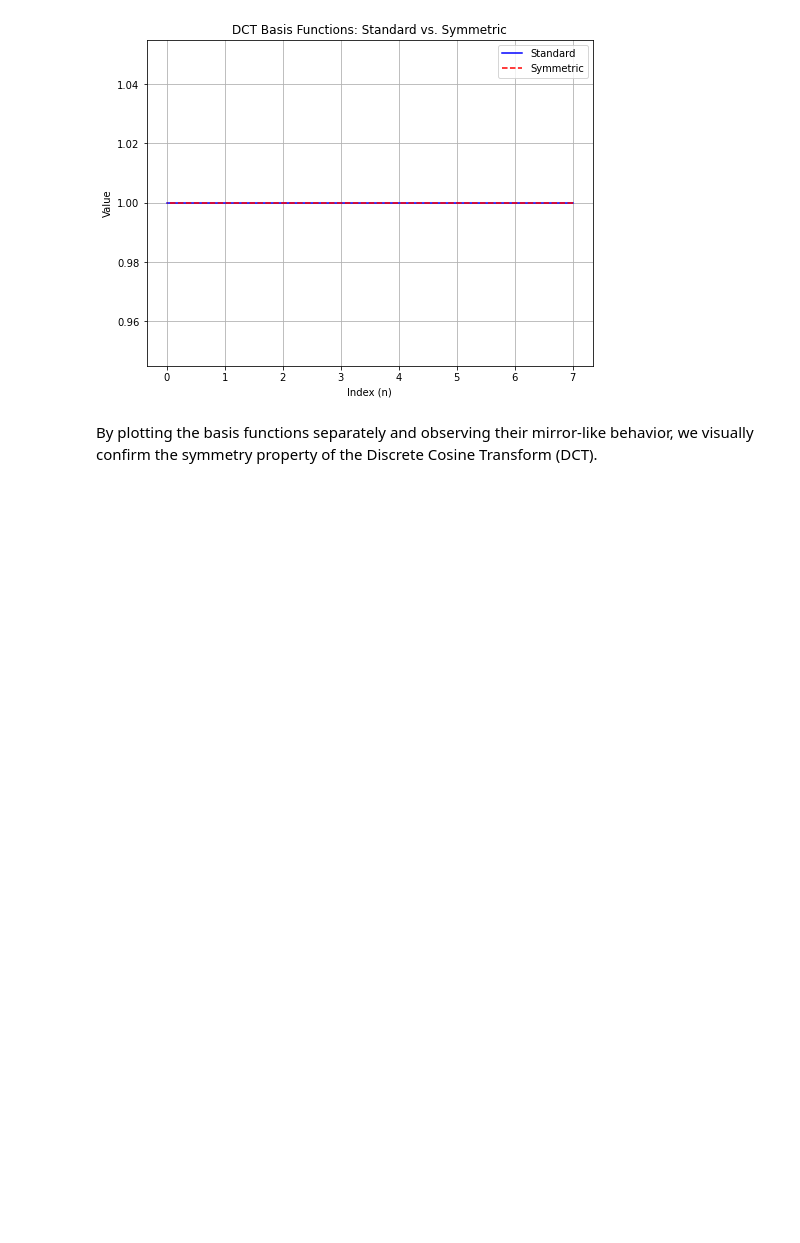
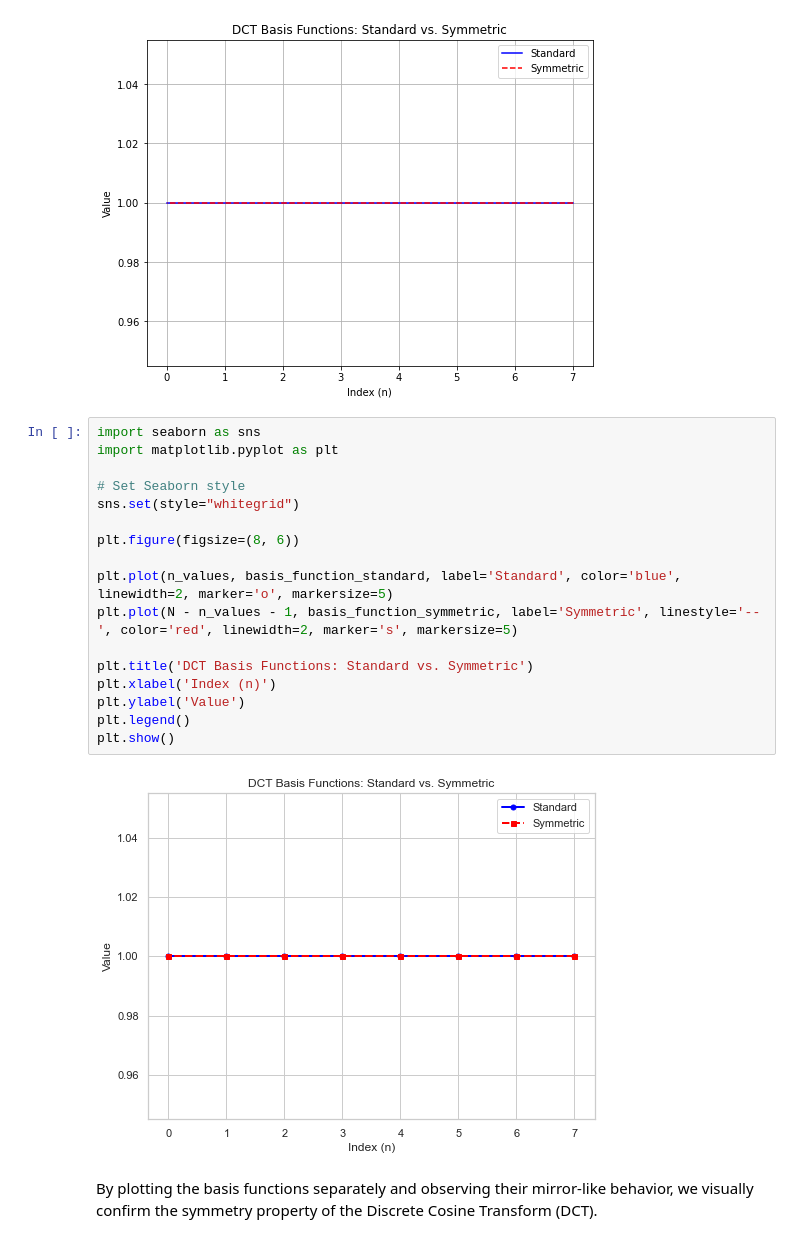
Before and after one commit to SanskarKejriwal/Tutorial_DCT, a Jupyter notebook: DCT.ipynb, the cells around one changed output. Cells and saved outputs as stored; diff of their text form; blank space fills up the shorter version.

```diff
--- a/DCT.ipynb
+++ b/DCT.ipynb
@@ -315,6 +315,25 @@ plt.grid(True)
 plt.show()
 # %% [output]
 [figure]
+# %%
+import seaborn as sns
+import matplotlib.pyplot as plt
+
+# Set Seaborn style
+sns.set(style="whitegrid")
+
+plt.figure(figsize=(8, 6))
+
+plt.plot(n_values, basis_function_standard, label='Standard', color='blue', linewidth=2, marker='o', markersize=5)
+plt.plot(N - n_values - 1, basis_function_symmetric, label='Symmetric', linestyle='--', color='red', linewidth=2, marker='s', markersize=5)
+
+plt.title('DCT Basis Functions: Standard vs. Symmetric')
+plt.xlabel('Index (n)')
+plt.ylabel('Value')
+plt.legend()
+plt.show()
+# %% [output]
+[figure, added]
 # %% [markdown]
 By plotting the basis functions separately and observing their mirror-like behavior, we visually confirm the symmetry property of the Discrete Cosine Transform (DCT).
 # %% [markdown]
```
